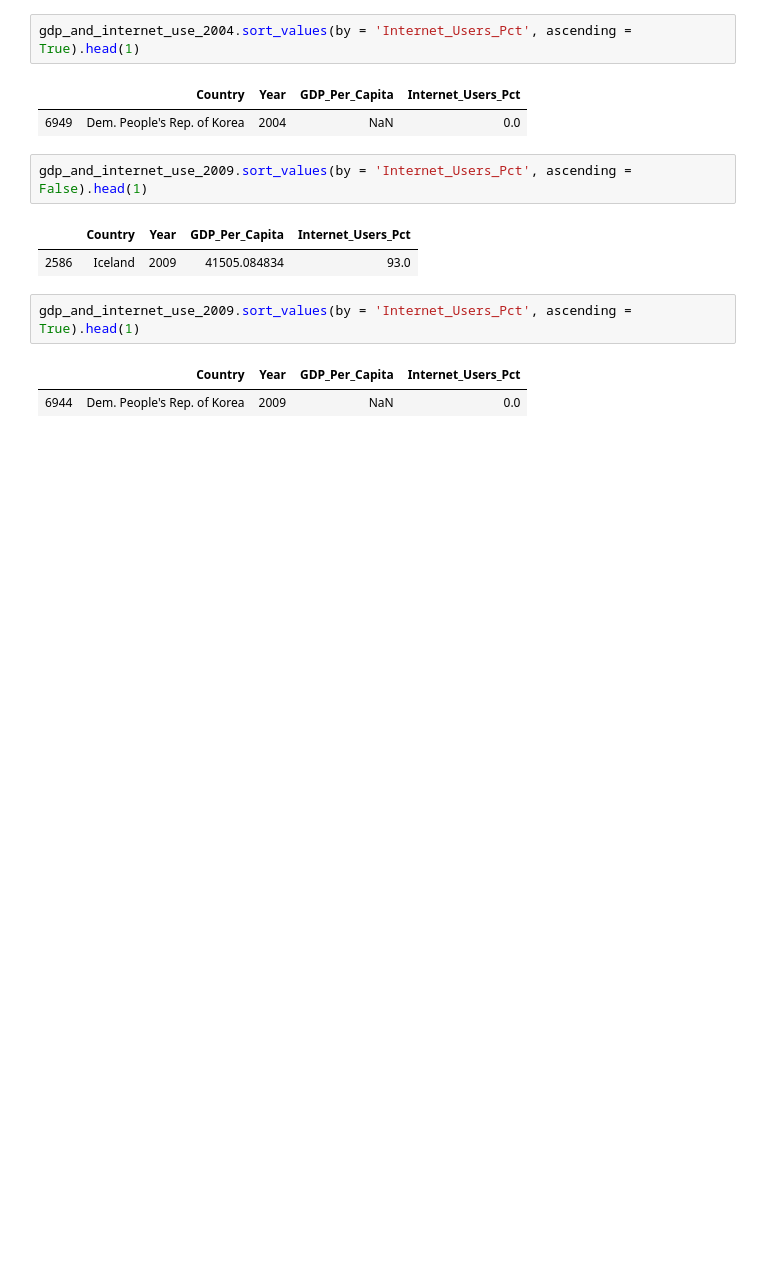
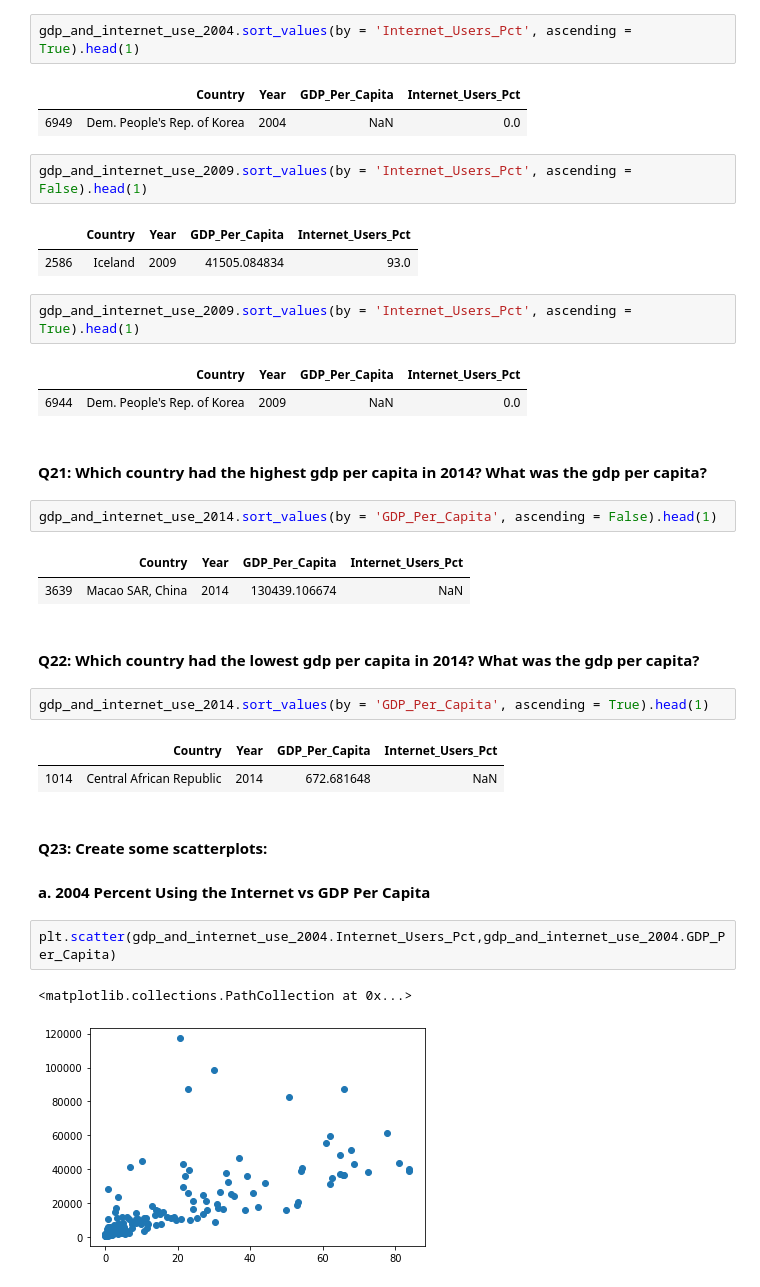
Before and after one commit to bensdata/1, a Jupyter notebook: notebooks/un_data_exploratory.ipynb, the cells around one changed output. Cells and saved outputs as stored; diff of their text form; blank space fills up the shorter version.

```diff
--- a/notebooks/un_data_exploratory.ipynb
+++ b/notebooks/un_data_exploratory.ipynb
@@ -249,3 +249,26 @@ gdp_and_internet_use_2009.sort_values(by = 'Internet_Users_Pct', ascending = Tru
 # %% [output]
 |  | Country | Year | GDP_Per_Capita | Internet_Users_Pct |
 | 6944 | Dem. People's Rep. of Korea | 2009 | NaN | 0.0 |
+# %% [markdown]
+#### Q21: Which country had the highest gdp per capita in 2014? What was the gdp per capita?
+# %%
+gdp_and_internet_use_2014.sort_values(by = 'GDP_Per_Capita', ascending = False).head(1)
+# %% [output]
+|  | Country | Year | GDP_Per_Capita | Internet_Users_Pct |
+| 3639 | Macao SAR, China | 2014 | 130439.106674 | NaN |
+# %% [markdown]
+#### Q22: Which country had the lowest gdp per capita in 2014? What was the gdp per capita?
+# %%
+gdp_and_internet_use_2014.sort_values(by = 'GDP_Per_Capita', ascending = True).head(1)
+# %% [output]
+|  | Country | Year | GDP_Per_Capita | Internet_Users_Pct |
+| 1014 | Central African Republic | 2014 | 672.681648 | NaN |
+# %% [markdown]
+#### Q23: Create some scatterplots:
+
+#### a. 2004 Percent Using the Internet vs GDP Per Capita
+# %%
+plt.scatter(gdp_and_internet_use_2004.Internet_Users_Pct,gdp_and_internet_use_2004.GDP_Per_Capita)
+# %% [output]
+<matplotlib.collections.PathCollection at 0x...>
+[figure, added]
```
Also changed, not shown: parts of 18 cells of this notebook.
